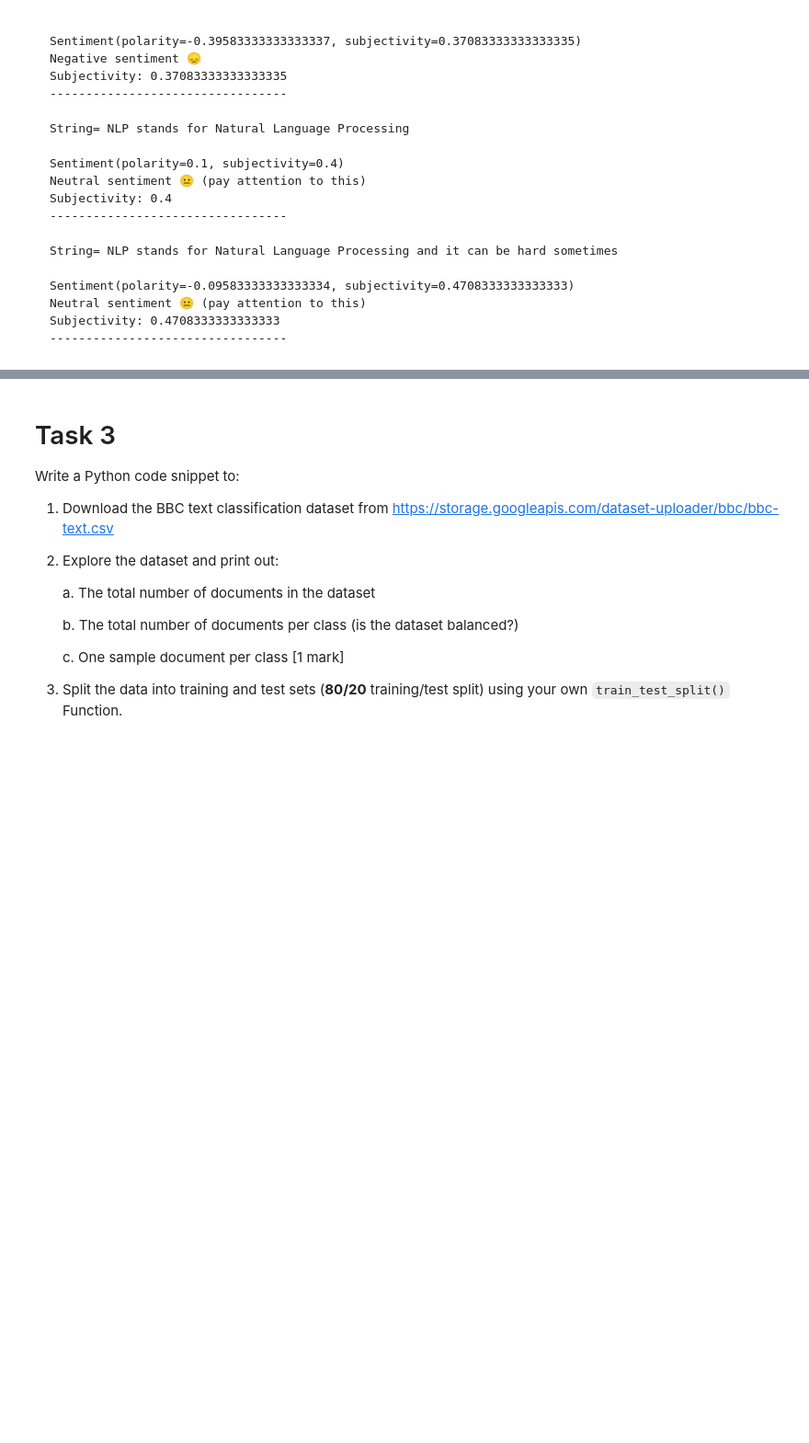
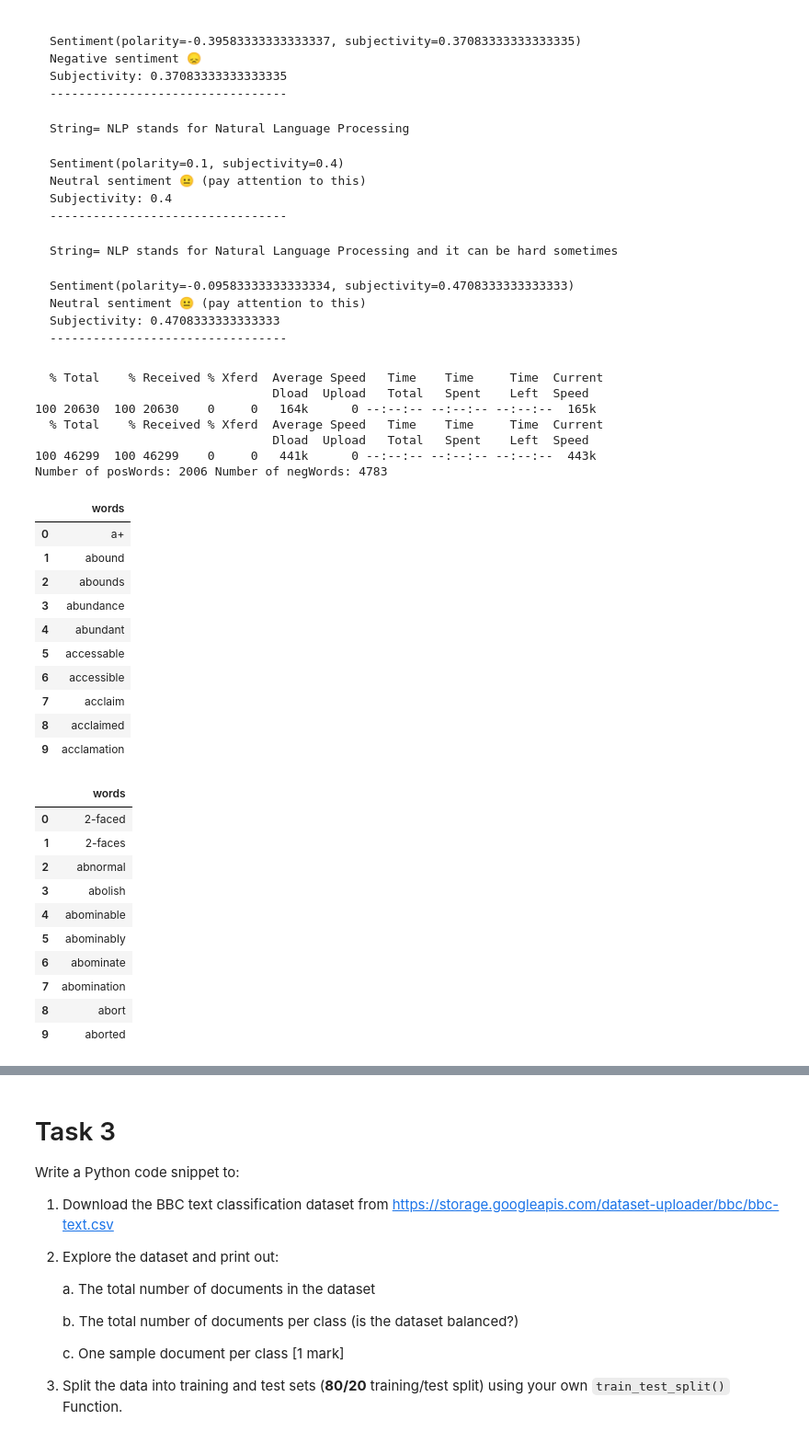
Before and after one commit to ger534/MSc-AI-2026-2027, a Jupyter notebook: MN5001 - NATURAL LANGUAGE PROCESSING AN INTRODUCTION/etivity6/MN5001_Etivity6_Gabriel_Espinoza_Rojas_22176691.ipynb, the cells around one changed output, grey strips where cells are left out. Shown at 92% size. Saved outputs shown, nothing was run; the diff lists cells and outputs as text; code cells hidden in the pictures; blank space fills up the shorter version.

```diff
--- a/MN5001 - NATURAL LANGUAGE PROCESSING AN INTRODUCTION/etivity6/MN5001_Etivity6_Gabriel_Espinoza_Rojas_22176691.ipynb
+++ b/MN5001 - NATURAL LANGUAGE PROCESSING AN INTRODUCTION/etivity6/MN5001_Etivity6_Gabriel_Espinoza_Rojas_22176691.ipynb
@@ -222,0 +311,48 @@ sentimentAnalyzer("NLP stands for Natural Language Processing and it can be hard
+# %%
+#Taken from previous e-tivity
+import pandas as pd
+
+!wget http://ptrckprry.com/course/ssd/data/positive-words.txt   #Opinion Lexicon: Positive Words; source: http://www.cs.uic.edu/~liub/FBS/sentiment-analysis.html
+!wget http://ptrckprry.com/course/ssd/data/negative-words.txt   #Opinion Lexicon: Negative Words; source: http://www.cs.uic.edu/~liub/FBS/sentiment-analysis.html
+
+filePath1 = "/content/positive-words.txt"
+filePath2 = "/content/negative-words.txt"
+
+#Latin-1 (ISO-8859-1) character set. Use chardet lib if needed.
+#skiprows drops the licence header at the top of each file.
+posWords_df = pd.read_csv(filePath1, sep='\t', header=None, names=['words'], encoding='latin-1', skiprows=[i for i in range(0,34)])
+negWords_df = pd.read_csv(filePath2, sep='\t', header=None, names=['words'], encoding='latin-1', skiprows=[i for i in range(0,34)])
+
+print(f'Number of posWords: {len(posWords_df)}   Number of negWords: {negWords_df.size}')
+display(posWords_df.head(10))
+display(negWords_df.head(10))
+# %% [output]
+  % Total    % Received % Xferd  Average Speed   Time    Time     Time  Current
+                                 Dload  Upload   Total   Spent    Left  Speed
+100 20630  100 20630    0     0   164k      0 --:--:-- --:--:-- --:--:--  165k
+  % Total    % Received % Xferd  Average Speed   Time    Time     Time  Current
+                                 Dload  Upload   Total   Spent    Left  Speed
+100 46299  100 46299    0     0   441k      0 --:--:-- --:--:-- --:--:--  443k
+Number of posWords: 2006 Number of negWords: 4783
+|  | words |
+| 0 | a+ |
+| 1 | abound |
+| 2 | abounds |
+| 3 | abundance |
+| 4 | abundant |
+| 5 | accessable |
+| 6 | accessible |
+| 7 | acclaim |
+| 8 | acclaimed |
+| 9 | acclamation |
+|  | words |
+| 0 | 2-faced |
+| 1 | 2-faces |
+| 2 | abnormal |
+| 3 | abolish |
+| 4 | abominable |
+| 5 | abominably |
+| 6 | abominate |
+| 7 | abomination |
+| 8 | abort |
+| 9 | aborted |
```
Also changed, not shown: parts of 33 cells of this notebook, 1 other file.
